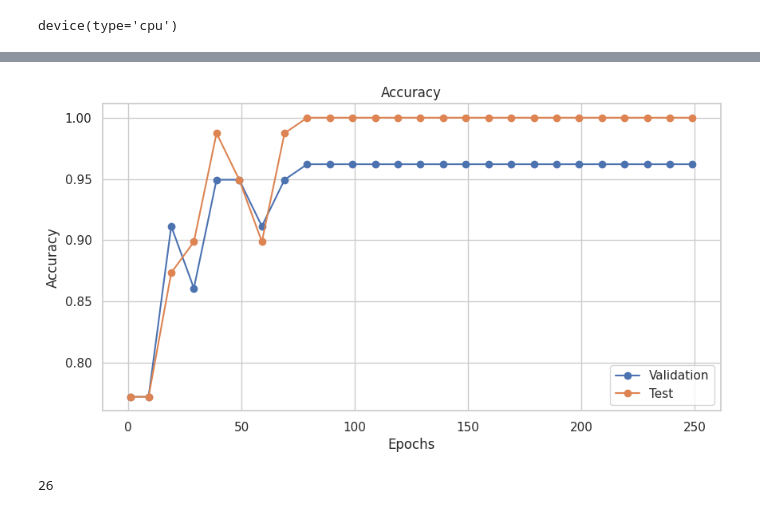
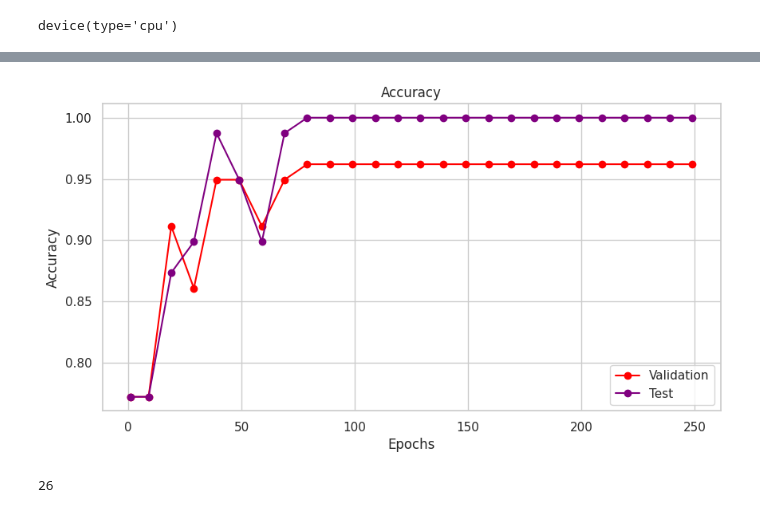
Before and after one commit to amitparag/Attention-Classification, a Jupyter notebook: 3 - Validation across epochs.ipynb, the cells around one changed output, grey strips where cells are left out. Saved outputs shown, nothing was run; the diff lists cells and outputs as text; code cells hidden in the pictures.

Commit message:
Fixing colors

```diff
--- a/3 - Validation across epochs.ipynb
+++ b/3 - Validation across epochs.ipynb
@@ -235,18 +235,18 @@ validation_accuracy
 # %%
 # Plot validation accuracy vs epochs
 plt.figure(figsize=(10, 5))
-plt.plot(epochs, validation_accuracy, label='Validation', marker='o')
-plt.plot(epochs, test_acc, label='Test', marker='o')
+plt.plot(epochs, validation_accuracy, label='Validation', marker='o',color='red')
+plt.plot(epochs, test_acc, label='Test', marker='o',color='purple')
 
 plt.xlabel('Epochs')
 plt.ylabel('Accuracy')
 plt.title('Accuracy')
 plt.legend(loc='lower right')
 plt.grid(True)
 plt.savefig('./assets/accuracy.jpg')
 plt.show()
 # %% [output]
-[figure, old version]
+[figure, new version]
 # %%
 len(validation_accuracy)
 # %% [output]
```
Also changed, not shown: 1 other file.
